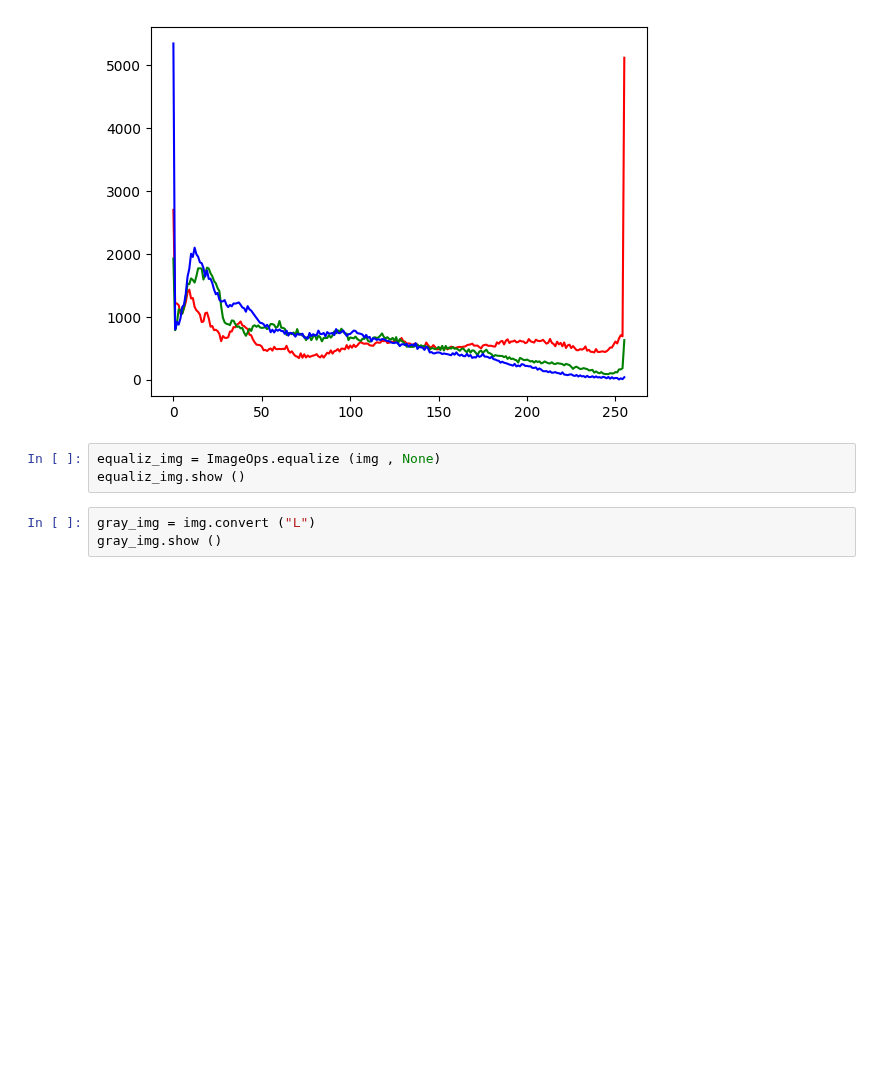
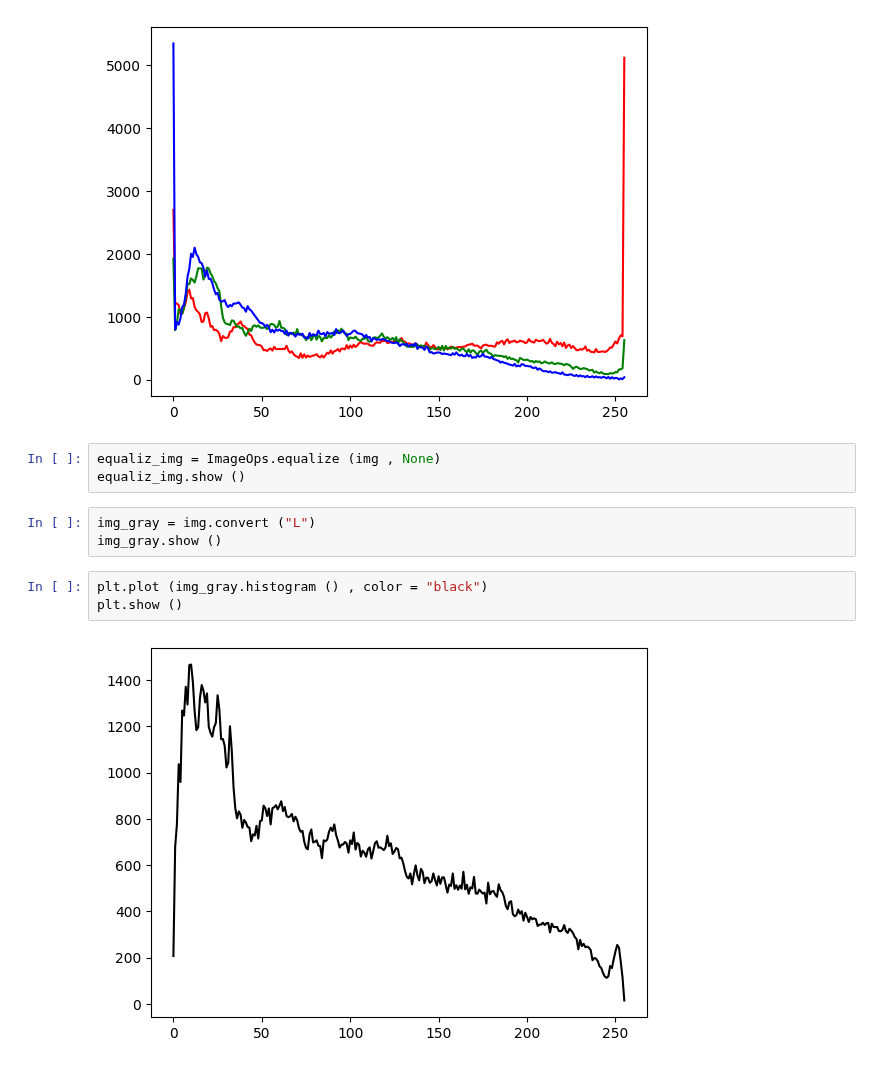
Before and after one commit to TaRa1999R/Image_Processing, a Jupyter notebook: assignment35/4.ipynb, the cells around one changed output. Cells and saved outputs as stored; diff of their text form; blank space fills up the shorter version.

Commit message:
Image_Processing

```diff
--- a/assignment35/4.ipynb
+++ b/assignment35/4.ipynb
@@ -31,5 +31,10 @@ plt.show ()
 equaliz_img = ImageOps.equalize (img , None)
 equaliz_img.show ()
 # %%
-gray_img = img.convert ("L")
-gray_img.show ()
+img_gray = img.convert ("L")
+img_gray.show ()
+# %%
+plt.plot (img_gray.histogram () , color = "black")
+plt.show ()
+# %% [output]
+[figure, added]
```
